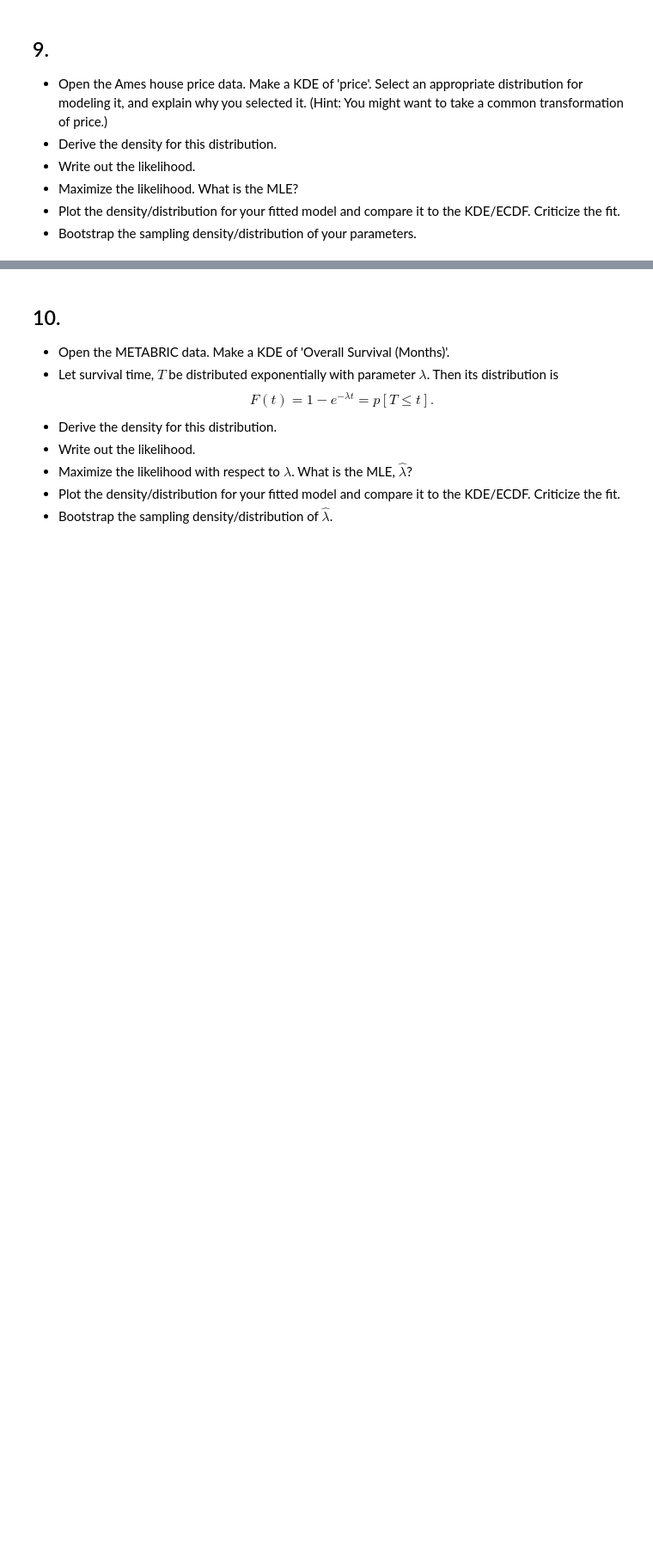
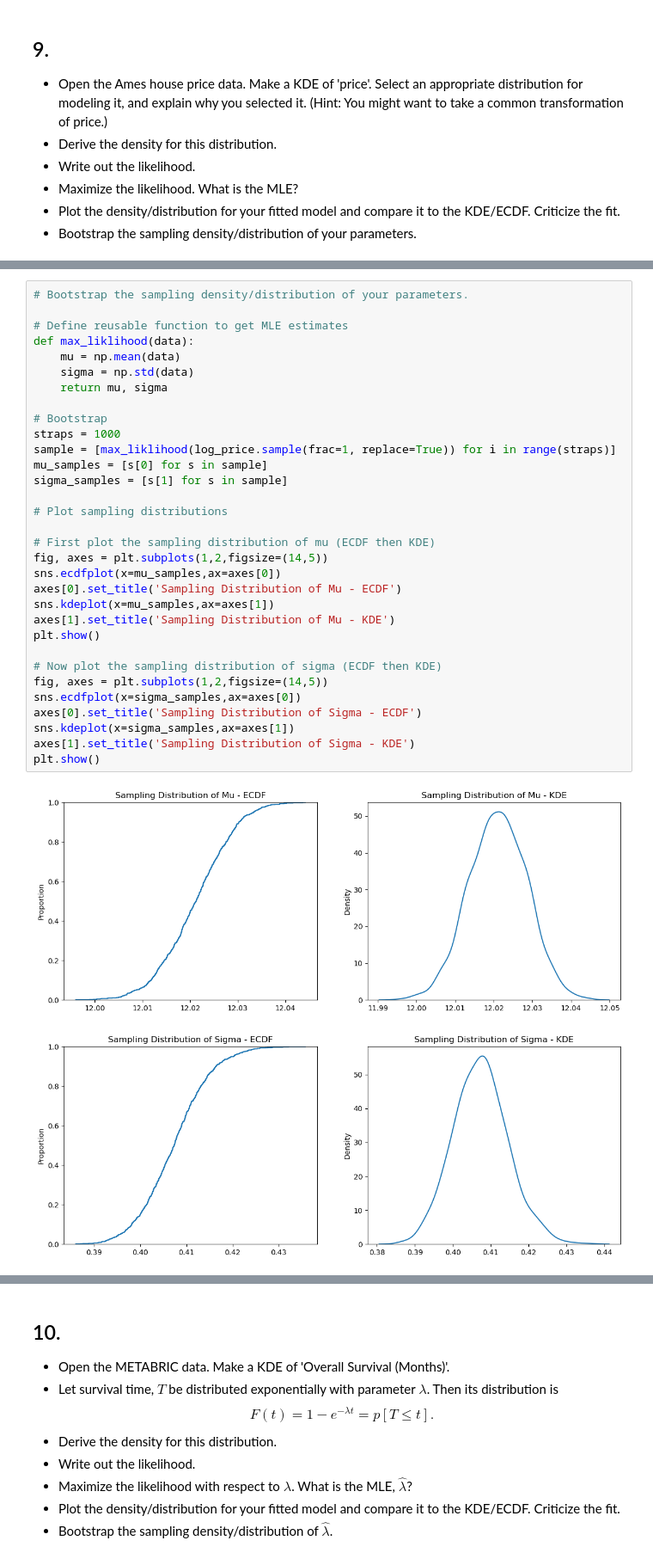
Before and after one commit to andersone17/Uncertainty_Assignment_7, a Jupyter notebook: assignment_7.ipynb, the cells around one changed output, grey strips where cells are left out. Shown at 86% size. Cells and saved outputs as stored; diff of their text form; blank space fills up the shorter version.

```diff
--- a/assignment_7.ipynb
+++ b/assignment_7.ipynb
@@ -205,0 +322,35 @@ $$
+# %%
+# Bootstrap the sampling density/distribution of your parameters.
+
+# Define reusable function to get MLE estimates
+def max_liklihood(data):
+    mu = np.mean(data)
+    sigma = np.std(data)
+    return mu, sigma
+
+# Bootstrap
+straps = 1000
+sample = [max_liklihood(log_price.sample(frac=1, replace=True)) for i in range(straps)]
+mu_samples = [s[0] for s in sample]
+sigma_samples = [s[1] for s in sample]
+
+# Plot sampling distributions
+
+# First plot the sampling distribution of mu (ECDF then KDE)
+fig, axes = plt.subplots(1,2,figsize=(14,5))
+sns.ecdfplot(x=mu_samples,ax=axes[0])
+axes[0].set_title('Sampling Distribution of Mu - ECDF')
+sns.kdeplot(x=mu_samples,ax=axes[1])
+axes[1].set_title('Sampling Distribution of Mu - KDE')
+plt.show()
+
+# Now plot the sampling distribution of sigma (ECDF then KDE)
+fig, axes = plt.subplots(1,2,figsize=(14,5))
+sns.ecdfplot(x=sigma_samples,ax=axes[0])
+axes[0].set_title('Sampling Distribution of Sigma - ECDF')
+sns.kdeplot(x=sigma_samples,ax=axes[1])
+axes[1].set_title('Sampling Distribution of Sigma - KDE')
+plt.show()
+# %% [output]
+[figure, added]
+[figure, added]
```
Also changed, not shown: parts of 10 cells of this notebook.
